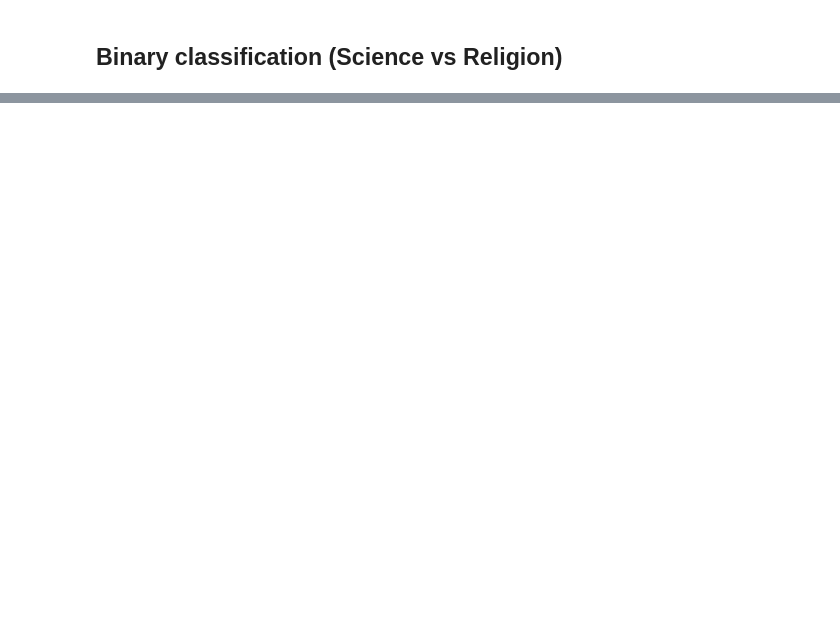
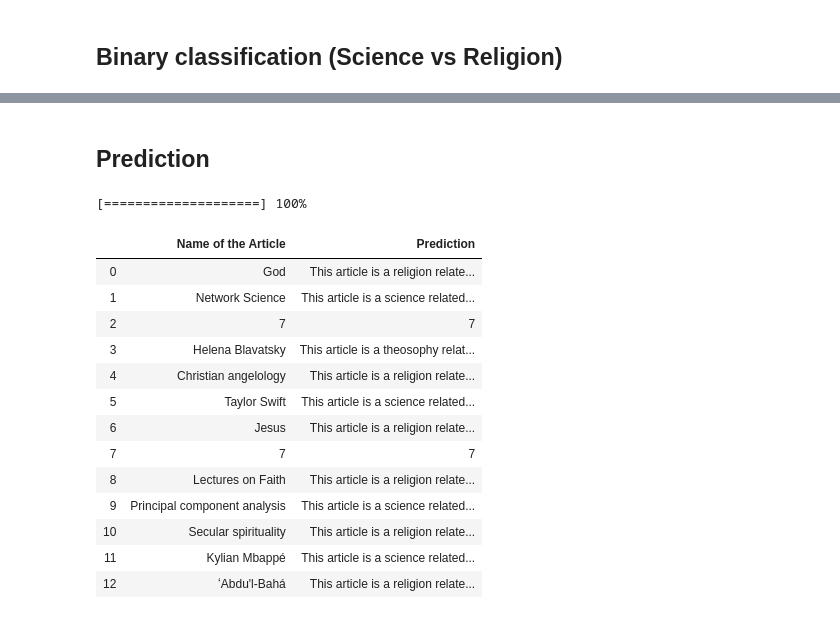
Before and after one commit to aaag97/ntds-projects, a Jupyter notebook: Project/wikipedia.ipynb, the cells around one changed output, grey strips where cells are left out. Saved outputs shown, nothing was run; the diff lists cells and outputs as text; code cells hidden in the pictures; blank space fills up the shorter version.

```diff
--- a/Project/wikipedia.ipynb
+++ b/Project/wikipedia.ipynb
@@ -885,9 +1056,9 @@ def make_predictions(list_articles, stop_words, df, words):
     predict_df = pd.concat([df[["article", "words"]],test_df])
     features_final = nlpu.TF_IDF(predict_df, 100, True, words.values)
     features_a = np.array(features_final)
-    distances = matrixu.cosine_distances(features_a)
+    distances = matrixu.cosine_distances(matrixu, features_a)
     adjacency = matrixu.article_sim_th(0.70,distances, weight=True)
-    removed_df, distances_wo, tf_idf_wo, new_labels_df_wo = matrixu.remove_noconnected(adjacency, distances, features_final, labels_df_wo)
+    removed_df, distances_wo, tf_idf_wo, new_labels_df_wo = matrixu.remove_noconnected(adjacency, distances, features_final, labels_df_wo, True, predict_df)
 
     if(len(list(set(removed_df["article"].tolist()).intersection(list_articles))) != 0):
         idx = [list_articles.index(list(set(removed_df["article"].tolist()).intersection(list_articles))[j]) for j in range(len(list(set(removed_df["article"].tolist()).intersection(list_articles))))]
@@ -902,13 +1073,13 @@ def make_predictions(list_articles, stop_words, df, words):
     mask = np.concatenate((mask1,mask2))
     mask = torch.BoolTensor(mask)
     results = test_articles(model, graph, features_, mask).tolist()
-    if (len(list(set(removed_df["article"].tolist()).intersection(list_articles))) != 0):
-        for k in range(len(idx)):
-            results[idx[k]] = "This article is either not connected to religion or science domains or a stub"
     class_df = pd.DataFrame(np.column_stack((list_articles,\
                                          [labels[labels["label"] == results[i]]["name"].drop_duplicates().values[0] for i in range(len(list_articles))])),\
                                            columns = ["Name of the Article", "Prediction"])
-    return class_df
+    if (len(list(set(removed_df["article"].tolist()).intersection(list_articles))) != 0):
+        for k in range(len(idx)):
+            class_df.iloc[idx[k]] = list_articles[idx[k]] + [7]
+    return class_df, removed_df
 # %% [markdown]
 ## Binary classification (Science vs Religion)
 # %%
@@ -1025,0 +1229,25 @@ make_predictions(list_articles, stop_words, df, words)
+# %% [markdown]
+## Prediction
+# %%
+list_articles = ["God", "Network Science", "Gleti", "Helena Blavatsky", "Christian angelology", "Taylor Swift", "Jesus", "Nabeul",\
+                 "Lectures on Faith", "Principal component analysis", "Secular spirituality", "Kylian Mbappé", "ʻAbdu'l-Bahá"]
+predictions_df = make_predictions(list_articles, stop_words, df, words)
+# %% [output]
+[====================] 100%
+# %%
+predictions_df
+# %% [output]
+|  | Name of the Article | Prediction |
+| 0 | God | This article is a religion relate... |
+| 1 | Network Science | This article is a science related... |
+| 2 | 7 | 7 |
+| 3 | Helena Blavatsky | This article is a theosophy relat... |
+| 4 | Christian angelology | This article is a religion relate... |
+| 5 | Taylor Swift | This article is a science related... |
+| 6 | Jesus | This article is a religion relate... |
+| 7 | 7 | 7 |
+| 8 | Lectures on Faith | This article is a religion relate... |
+| 9 | Principal component analysis | This article is a science related... |
+| 10 | Secular spirituality | This article is a religion relate... |
+| 11 | Kylian Mbappé | This article is a science related... |
+| 12 | ʻAbdu'l-Bahá | This article is a religion relate... |
```
Also changed, not shown: parts of 55 cells of this notebook.
